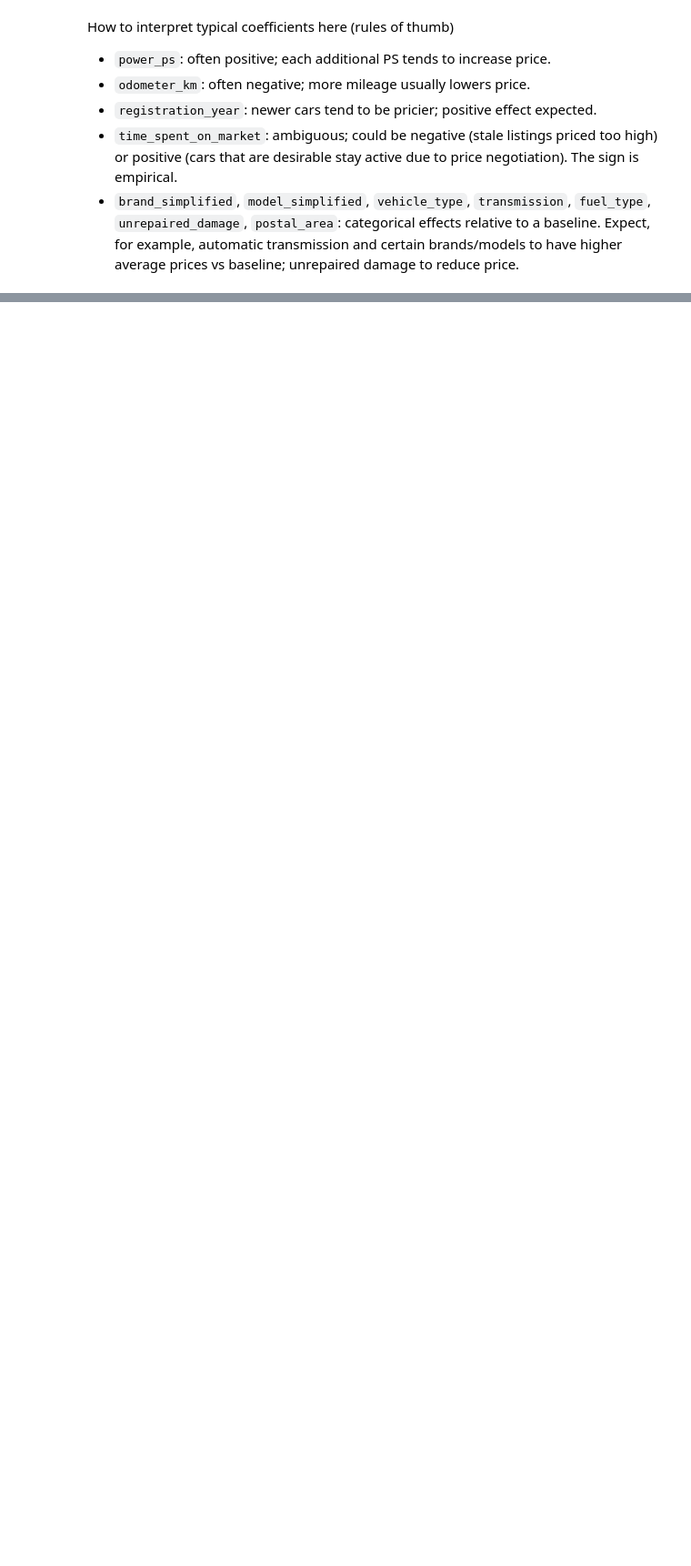
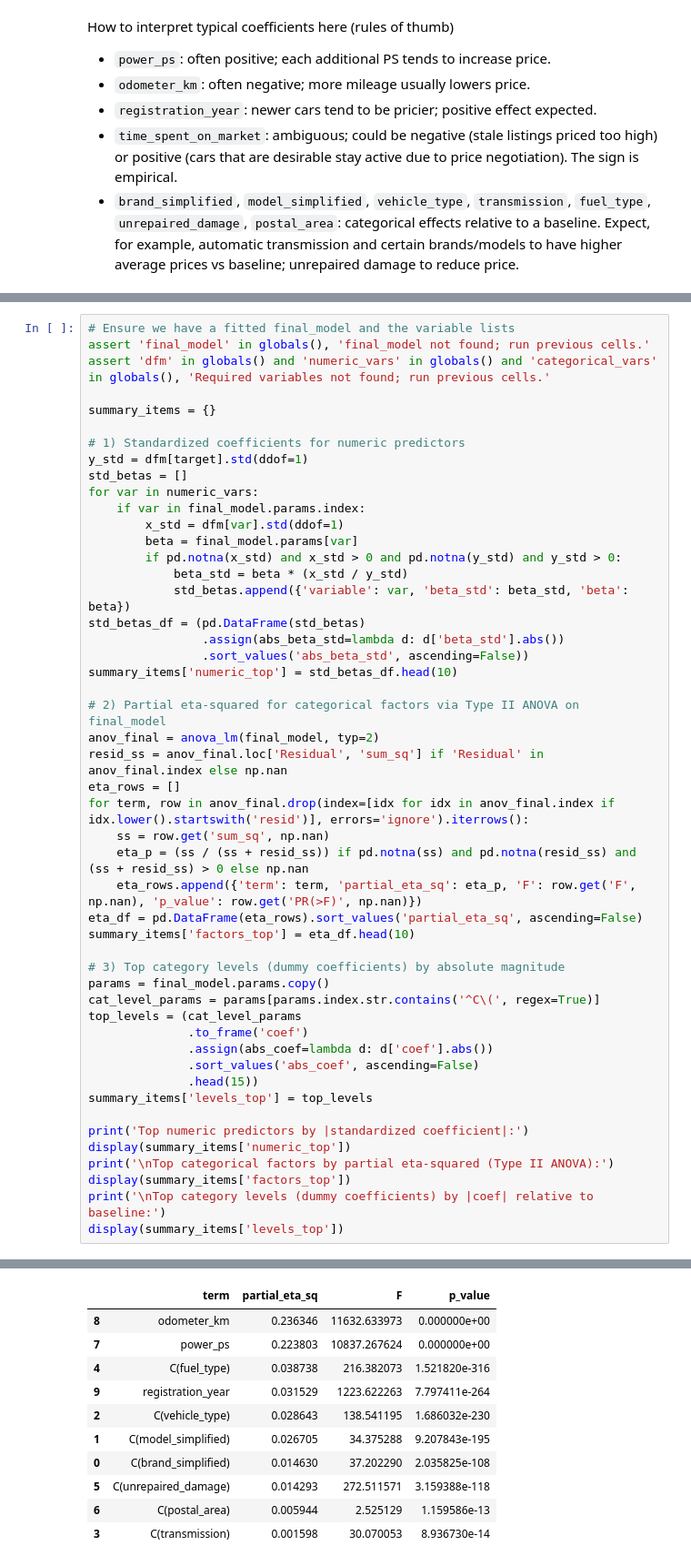
Before and after one commit to MiguelMonr/deep-learning-project, a Jupyter notebook: Notebooks/regression-analysis.ipynb, the cells around one changed output, grey strips where cells are left out. Shown at 91% size. Drawn from its saved outputs; the diff is of its cells as text; blank space fills up the shorter version.

```diff
--- a/Notebooks/regression-analysis.ipynb
+++ b/Notebooks/regression-analysis.ipynb
@@ -557,0 +558,50 @@ If you need more depth
+# %%
+# Ensure we have a fitted final_model and the variable lists
+assert 'final_model' in globals(), 'final_model not found; run previous cells.'
+assert 'dfm' in globals() and 'numeric_vars' in globals() and 'categorical_vars' in globals(), 'Required variables not found; run previous cells.'
+
+summary_items = {}
+
+# 1) Standardized coefficients for numeric predictors
+y_std = dfm[target].std(ddof=1)
+std_betas = []
+for var in numeric_vars:
+    if var in final_model.params.index:
+        x_std = dfm[var].std(ddof=1)
+        beta = final_model.params[var]
+        if pd.notna(x_std) and x_std > 0 and pd.notna(y_std) and y_std > 0:
+            beta_std = beta * (x_std / y_std)
+            std_betas.append({'variable': var, 'beta_std': beta_std, 'beta': beta})
+std_betas_df = (pd.DataFrame(std_betas)
+                .assign(abs_beta_std=lambda d: d['beta_std'].abs())
+                .sort_values('abs_beta_std', ascending=False))
+summary_items['numeric_top'] = std_betas_df.head(10)
+
+# 2) Partial eta-squared for categorical factors via Type II ANOVA on final_model
+anov_final = anova_lm(final_model, typ=2)
+resid_ss = anov_final.loc['Residual', 'sum_sq'] if 'Residual' in anov_final.index else np.nan
+eta_rows = []
+for term, row in anov_final.drop(index=[idx for idx in anov_final.index if idx.lower().startswith('resid')], errors='ignore').iterrows():
+    ss = row.get('sum_sq', np.nan)
+    eta_p = (ss / (ss + resid_ss)) if pd.notna(ss) and pd.notna(resid_ss) and (ss + resid_ss) > 0 else np.nan
+    eta_rows.append({'term': term, 'partial_eta_sq': eta_p, 'F': row.get('F', np.nan), 'p_value': row.get('PR(>F)', np.nan)})
+eta_df = pd.DataFrame(eta_rows).sort_values('partial_eta_sq', ascending=False)
+summary_items['factors_top'] = eta_df.head(10)
+
+# 3) Top category levels (dummy coefficients) by absolute magnitude
+params = final_model.params.copy()
+cat_level_params = params[params.index.str.contains('^C\(', regex=True)]
+top_levels = (cat_level_params
+              .to_frame('coef')
+              .assign(abs_coef=lambda d: d['coef'].abs())
+              .sort_values('abs_coef', ascending=False)
+              .head(15))
+summary_items['levels_top'] = top_levels
+
+print('Top numeric predictors by |standardized coefficient|:')
+display(summary_items['numeric_top'])
+print('\nTop categorical factors by partial eta-squared (Type II ANOVA):')
+display(summary_items['factors_top'])
+print('\nTop category levels (dummy coefficients) by |coef| relative to baseline:')
+display(summary_items['levels_top'])
+# %% [output]
@@ -557,0 +615,11 @@ If you need more depth
+|  | term | partial_eta_sq | F | p_value |
+| 8 | odometer_km | 0.236346 | 11632.633973 | 0.000000e+00 |
+| 7 | power_ps | 0.223803 | 10837.267624 | 0.000000e+00 |
+| 4 | C(fuel_type) | 0.038738 | 216.382073 | 1.521820e-316 |
+| 9 | registration_year | 0.031529 | 1223.622263 | 7.797411e-264 |
+| 2 | C(vehicle_type) | 0.028643 | 138.541195 | 1.686032e-230 |
+| 1 | C(model_simplified) | 0.026705 | 34.375288 | 9.207843e-195 |
+| 0 | C(brand_simplified) | 0.014630 | 37.202290 | 2.035825e-108 |
+| 5 | C(unrepaired_damage) | 0.014293 | 272.511571 | 3.159388e-118 |
+| 6 | C(postal_area) | 0.005944 | 2.525129 | 1.159586e-13 |
+| 3 | C(transmission) | 0.001598 | 30.070053 | 8.936730e-14 |
```
Also changed, not shown: parts of 6 cells of this notebook.
